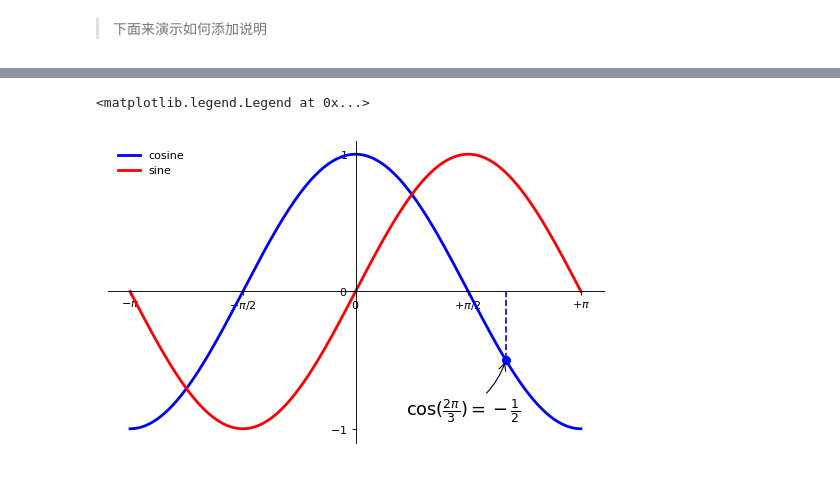
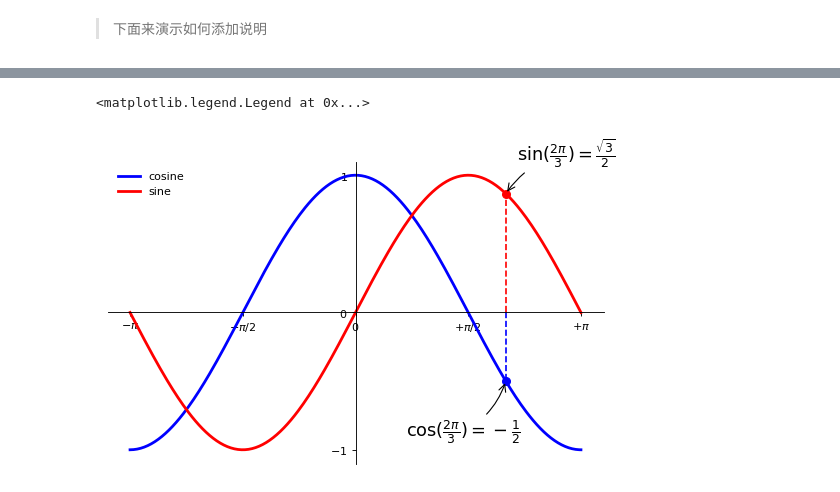
Before and after one commit to lqleon1214/data_analysis_test, a Jupyter notebook: chp7-matplotlib.ipynb, the cells around one changed output, grey strips where cells are left out. Drawn from its saved outputs; the diff is of its cells as text; code cells hidden in the pictures.

```diff
--- a/chp7-matplotlib.ipynb
+++ b/chp7-matplotlib.ipynb
@@ -210,31 +212,38 @@ ax.spines['right'].set_color('none')
 ax.spines['top'].set_color('none')
 ax.xaxis.set_ticks_position('bottom')
 ax.spines['bottom'].set_position(('data', 0))
 ax.yaxis.set_ticks_position('left')
 ax.spines['left'].set_position(('data', 0))
 
 X = np.linspace(-np.pi, np.pi, 256, endpoint=True)
 C,S = np.cos(X), np.sin(X)
 
 plt.plot(X, C, color='blue', linewidth=2.5, linestyle='-', label='cosine')
 plt.plot(X, S, color='red', linewidth=2.5, linestyle='-', label='sine')
 
 plt.xlim(X.min()*1.1, X.max()*1.1)
 plt.xticks([-np.pi, -np.pi/2, 0, np.pi/2, np.pi], [r'$-\pi$', r'$-\pi/2$', r'$0$', r'$+\pi/2$', r'$+\pi$'])
 plt.ylim(C.min()*1.1, C.max()*1.1)
 plt.yticks([-1, 0, 1],[r'$-1$', r'$0$', r'$1$'])    # 看来这些地方用到了类似特殊的输入方式。这个地方式Lantx语法。
 
 t = 2*np.pi/3
 plt.plot([t,t], [0, np.cos(t)],
          color='blue', linewidth=1.5, linestyle='--')
 plt.scatter([t,], [np.cos(t),], 50, color='blue')
 plt.annotate(r'$\cos(\frac{2\pi}{3})=-\frac{1}{2}$',
             xy=(t, np.cos(t)), xycoords='data',
             xytext=(-90, -50), textcoords='offset points', fontsize=16,
             arrowprops=dict(arrowstyle="->", connectionstyle="arc3,rad=.2"))
 
+plt.plot([t,t], [0, np.sin(t)], color='red', linewidth=1.5, linestyle='--')
+plt.scatter([t,], [np.sin(t),], 50, color='red')
+plt.annotate(r'$\sin(\frac{2\pi}{3})=\frac{\sqrt{3}}{2}$',
+            xy=(t, np.sin(t)), xycoords='data',
+            xytext=(+10,+30), textcoords='offset points', fontsize=16,
+            arrowprops=dict(arrowstyle="->", connectionstyle="arc3,rad=.2"))
 
 plt.legend(loc='upper left', frameon=False)
+# plt.savefig('./data/myplot.png', dpi=72) # 来把图片保存下来。
 # %% [output]
 <matplotlib.legend.Legend at 0x...>
-[figure, old version]
+[figure, new version]
```
Also changed, not shown: parts of 6 cells of this notebook.
